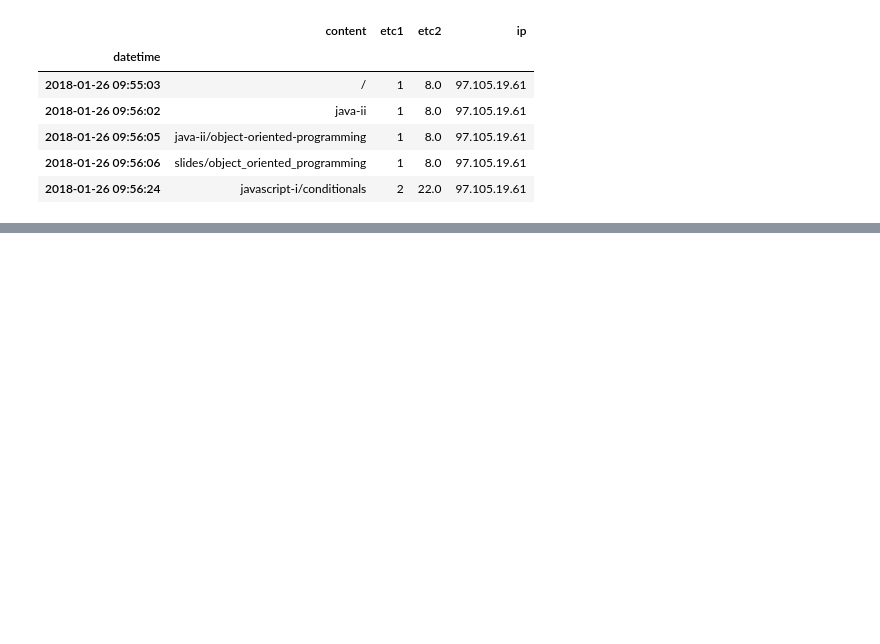
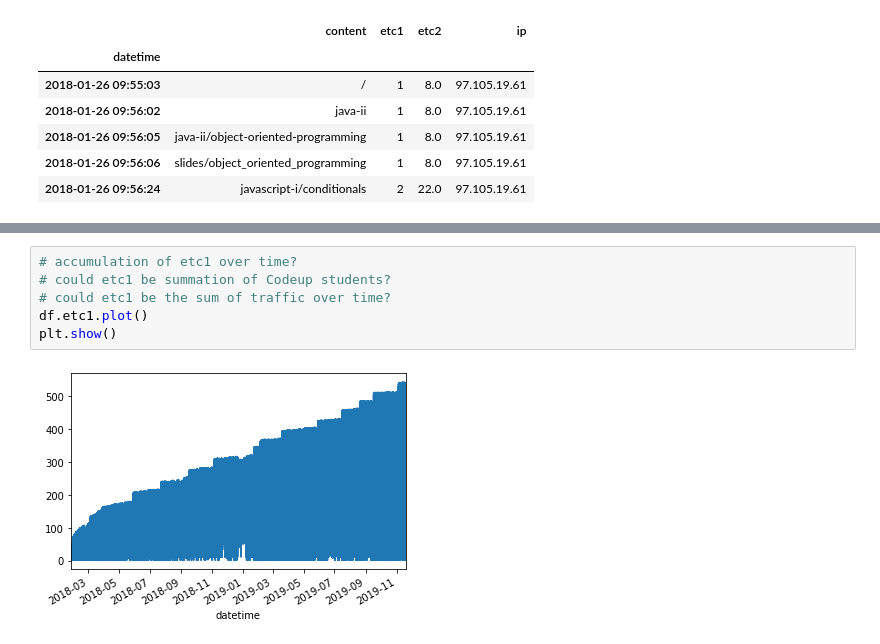
Before and after one commit to Jacqueline-A-Shay/ds-methodologies-exercises, a Jupyter notebook: anomaly_detection/time_series_anomaly_detection.ipynb, the cells around one changed output, grey strips where cells are left out. Drawn from its saved outputs; the diff is of its cells as text; blank space fills up the shorter version.

```diff
--- a/anomaly_detection/time_series_anomaly_detection.ipynb
+++ b/anomaly_detection/time_series_anomaly_detection.ipynb
@@ -72,0 +162,8 @@ df.head()
+# %%
+# accumulation of etc1 over time?
+# could etc1 be summation of Codeup students?
+# could etc1 be the sum of traffic over time?
+df.etc1.plot()
+plt.show()
+# %% [output]
+[figure, added]
```
Also changed, not shown: parts of 61 cells of this notebook.
